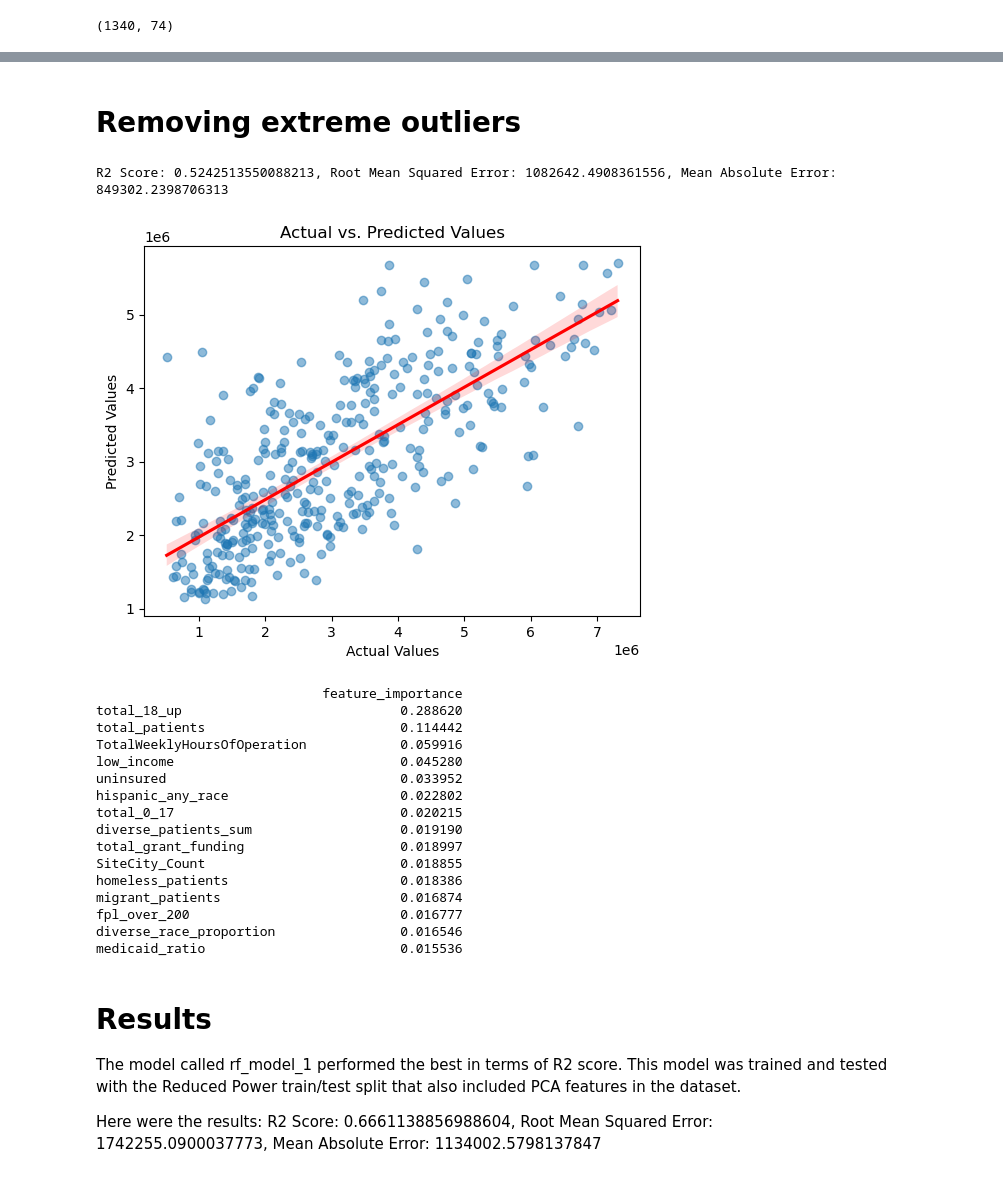
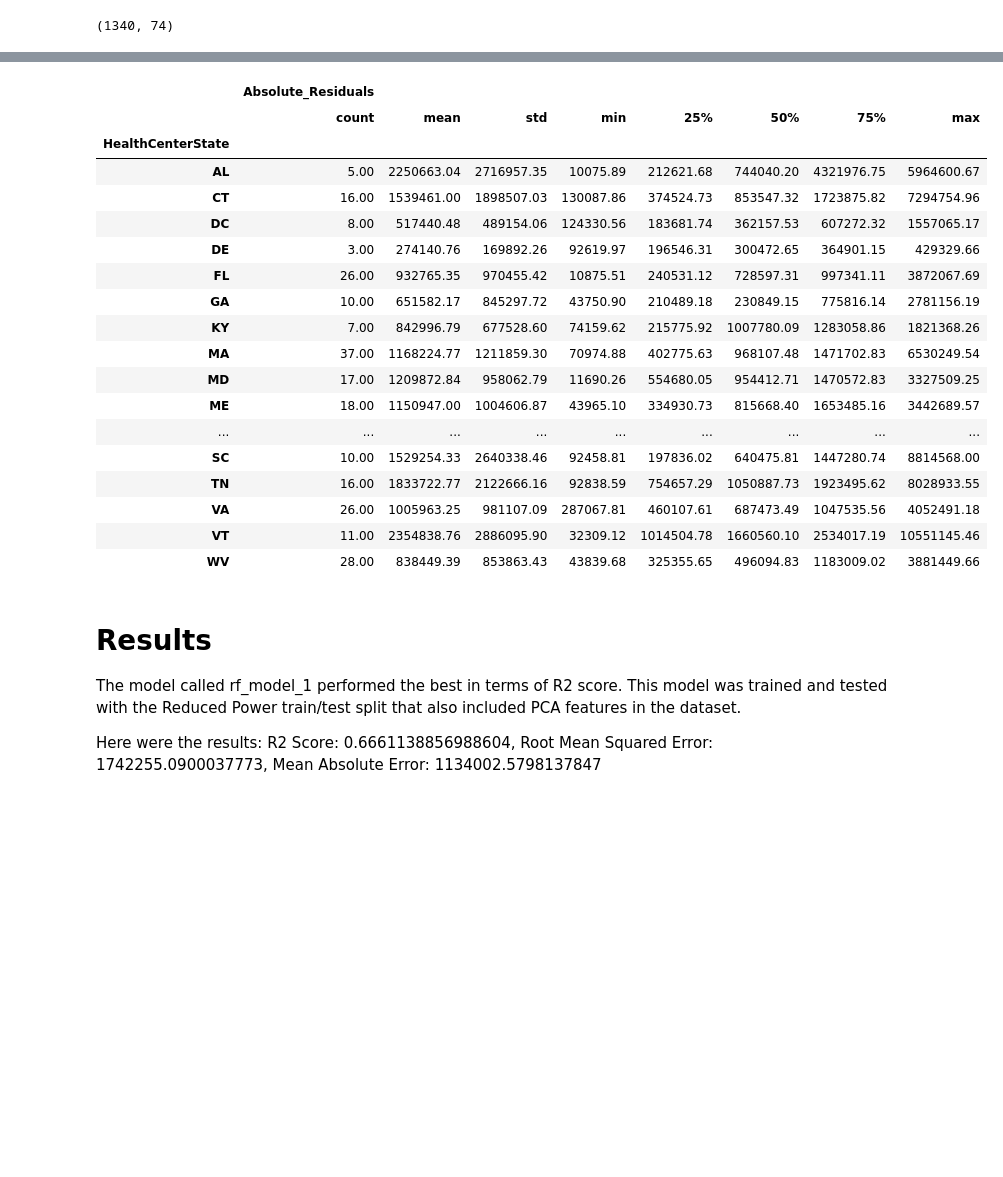
Before and after one commit to dezertdweller/capstone-project-fqhc-model, a Jupyter notebook: notebooks/modeling.ipynb, the cells around one changed output, grey strips where cells are left out. Saved outputs shown, nothing was run; the diff lists cells and outputs as text; code cells hidden in the pictures; blank space fills up the shorter version.

```diff
--- a/notebooks/modeling.ipynb
+++ b/notebooks/modeling.ipynb
@@ -1642,2 +1574,0 @@ migrant_patients_ratio                 0.009995
-# %% [markdown]
-# Removing extreme outliers
@@ -1649,42 +1575,25 @@ y_test_subset = pd.read_csv(DATA_PATH + 'modeling/y_test_subset.csv').values.rav
-# %%
-rf_model = RandomForestRegressor(**best_params)
-
-rf_model.fit(X_train_rr_subset, y_train_subset)
-
-y_pred = None
-
-rmse_train, rmse_test, mae_train, mae_test, r2_train, r2_test = evaluate_model(rf_model, X_train_rr_subset, X_test_rr_subset, y_train_subset, y_test_subset)
-
-sns.regplot(x=y_test_subset.flatten(), y=y_pred.flatten(), scatter_kws={'alpha':0.5}, line_kws={'color': 'red'})
-plt.title('Actual vs. Predicted Values')
-plt.xlabel('Actual Values')
-plt.ylabel('Predicted Values')
-plt.show()
-
-rf_important_features = pd.DataFrame(rf_model.feature_importances_,
-                                     columns=['feature_importance'],
-                                     index=X_train_rr_subset.columns)
-
-print(rf_important_features.sort_values('feature_importance', ascending=False).head(15))
-# %% [output]
-R2 Score: 0.5242513550088213, Root Mean Squared Error: 1082642.4908361556, Mean Absolute Error: 849302.2398706313
-[figure, removed]
-                             feature_importance
-total_18_up                            0.288620
-total_patients                         0.114442
-TotalWeeklyHoursOfOperation            0.059916
-low_income                             0.045280
-uninsured                              0.033952
-hispanic_any_race                      0.022802
-total_0_17                             0.020215
-diverse_patients_sum                   0.019190
-total_grant_funding                    0.018997
-SiteCity_Count                         0.018855
-homeless_patients                      0.018386
-migrant_patients                       0.016874
-fpl_over_200                           0.016777
-diverse_race_proportion                0.016546
-medicaid_ratio                         0.015536
+# %%
+combined_data.groupby('HealthCenterState')[['Absolute_Residuals']].describe().apply(lambda x: x.apply('{0:.2f}'.format))
+# %% [output]
+|  | Absolute_Residuals |  |  |  |  |  |  |  |
+|  | count | mean | std | min | 25% | 50% | 75% | max |
+| HealthCenterState |  |  |  |  |  |  |  |  |
+| AL | 5.00 | 2250663.04 | 2716957.35 | 10075.89 | 212621.68 | 744040.20 | 4321976.75 | 5964600.67 |
+| CT | 16.00 | 1539461.00 | 1898507.03 | 130087.86 | 374524.73 | 853547.32 | 1723875.82 | 7294754.96 |
+| DC | 8.00 | 517440.48 | 489154.06 | 124330.56 | 183681.74 | 362157.53 | 607272.32 | 1557065.17 |
+| DE | 3.00 | 274140.76 | 169892.26 | 92619.97 | 196546.31 | 300472.65 | 364901.15 | 429329.66 |
+| FL | 26.00 | 932765.35 | 970455.42 | 10875.51 | 240531.12 | 728597.31 | 997341.11 | 3872067.69 |
+| GA | 10.00 | 651582.17 | 845297.72 | 43750.90 | 210489.18 | 230849.15 | 775816.14 | 2781156.19 |
+| KY | 7.00 | 842996.79 | 677528.60 | 74159.62 | 215775.92 | 1007780.09 | 1283058.86 | 1821368.26 |
+| MA | 37.00 | 1168224.77 | 1211859.30 | 70974.88 | 402775.63 | 968107.48 | 1471702.83 | 6530249.54 |
+| MD | 17.00 | 1209872.84 | 958062.79 | 11690.26 | 554680.05 | 954412.71 | 1470572.83 | 3327509.25 |
+| ME | 18.00 | 1150947.00 | 1004606.87 | 43965.10 | 334930.73 | 815668.40 | 1653485.16 | 3442689.57 |
+| ... | ... | ... | ... | ... | ... | ... | ... | ... |
+| SC | 10.00 | 1529254.33 | 2640338.46 | 92458.81 | 197836.02 | 640475.81 | 1447280.74 | 8814568.00 |
+| TN | 16.00 | 1833722.77 | 2122666.16 | 92838.59 | 754657.29 | 1050887.73 | 1923495.62 | 8028933.55 |
+| VA | 26.00 | 1005963.25 | 981107.09 | 287067.81 | 460107.61 | 687473.49 | 1047535.56 | 4052491.18 |
+| VT | 11.00 | 2354838.76 | 2886095.90 | 32309.12 | 1014504.78 | 1660560.10 | 2534017.19 | 10551145.46 |
+| WV | 28.00 | 838449.39 | 853863.43 | 43839.68 | 325355.65 | 496094.83 | 1183009.02 | 3881449.66 |
 # %% [markdown]
 # Results
 
```
Also changed, not shown: parts of 39 cells of this notebook, 2 other files.
